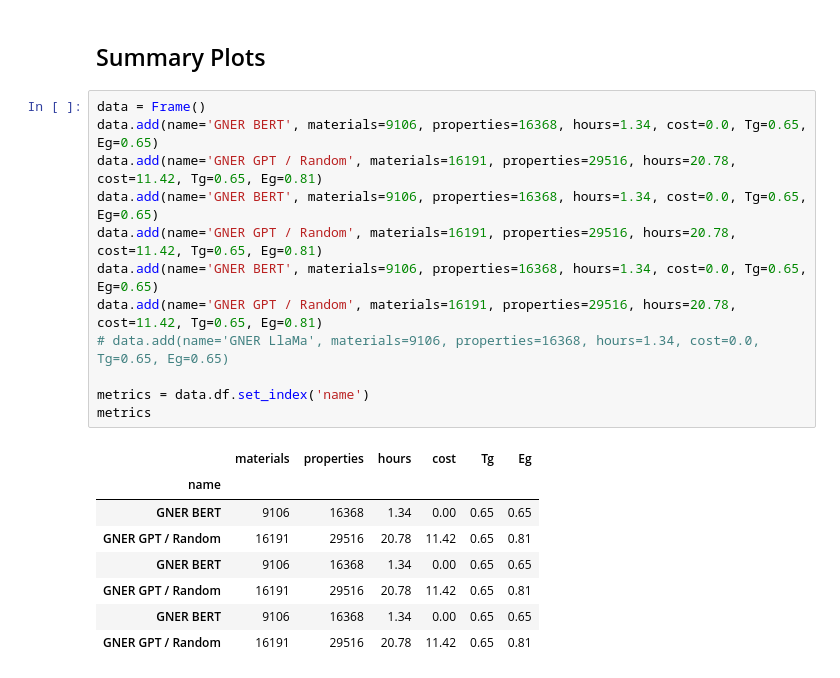
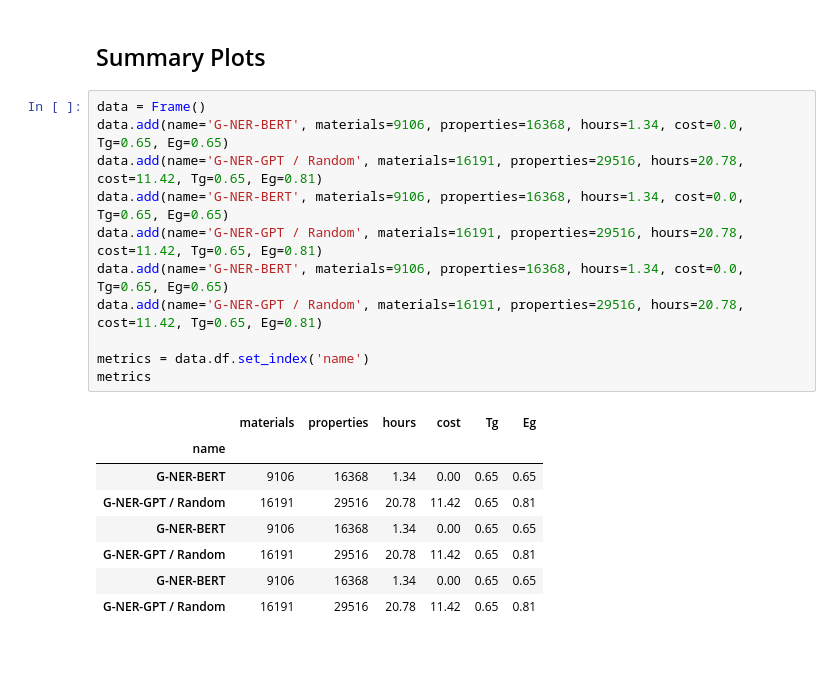
Before and after one commit to Ramprasad-Group/PromptDataExtraction, a Jupyter notebook: notebooks/Analyze-Select-1k.ipynb, the cells around one changed output. Cells and saved outputs as stored; diff of their text form.

```diff
--- a/notebooks/Analyze-Select-1k.ipynb
+++ b/notebooks/Analyze-Select-1k.ipynb
@@ -344,25 +344,24 @@ postgres.disconnect()
 ## Summary Plots
 # %%
 data = Frame()
-data.add(name='GNER BERT', materials=9106, properties=16368, hours=1.34, cost=0.0, Tg=0.65, Eg=0.65)
-data.add(name='GNER GPT / Random', materials=16191, properties=29516, hours=20.78, cost=11.42, Tg=0.65, Eg=0.81)
-data.add(name='GNER BERT', materials=9106, properties=16368, hours=1.34, cost=0.0, Tg=0.65, Eg=0.65)
-data.add(name='GNER GPT / Random', materials=16191, properties=29516, hours=20.78, cost=11.42, Tg=0.65, Eg=0.81)
-data.add(name='GNER BERT', materials=9106, properties=16368, hours=1.34, cost=0.0, Tg=0.65, Eg=0.65)
-data.add(name='GNER GPT / Random', materials=16191, properties=29516, hours=20.78, cost=11.42, Tg=0.65, Eg=0.81)
-# data.add(name='GNER LlaMa', materials=9106, properties=16368, hours=1.34, cost=0.0, Tg=0.65, Eg=0.65)
+data.add(name='G-NER-BERT', materials=9106, properties=16368, hours=1.34, cost=0.0, Tg=0.65, Eg=0.65)
+data.add(name='G-NER-GPT / Random', materials=16191, properties=29516, hours=20.78, cost=11.42, Tg=0.65, Eg=0.81)
+data.add(name='G-NER-BERT', materials=9106, properties=16368, hours=1.34, cost=0.0, Tg=0.65, Eg=0.65)
+data.add(name='G-NER-GPT / Random', materials=16191, properties=29516, hours=20.78, cost=11.42, Tg=0.65, Eg=0.81)
+data.add(name='G-NER-BERT', materials=9106, properties=16368, hours=1.34, cost=0.0, Tg=0.65, Eg=0.65)
+data.add(name='G-NER-GPT / Random', materials=16191, properties=29516, hours=20.78, cost=11.42, Tg=0.65, Eg=0.81)
 
 metrics = data.df.set_index('name')
 metrics
 # %% [output]
 |  | materials | properties | hours | cost | Tg | Eg |
 | name |  |  |  |  |  |  |
-| GNER BERT | 9106 | 16368 | 1.34 | 0.00 | 0.65 | 0.65 |
-| GNER GPT / Random | 16191 | 29516 | 20.78 | 11.42 | 0.65 | 0.81 |
-| GNER BERT | 9106 | 16368 | 1.34 | 0.00 | 0.65 | 0.65 |
-| GNER GPT / Random | 16191 | 29516 | 20.78 | 11.42 | 0.65 | 0.81 |
-| GNER BERT | 9106 | 16368 | 1.34 | 0.00 | 0.65 | 0.65 |
-| GNER GPT / Random | 16191 | 29516 | 20.78 | 11.42 | 0.65 | 0.81 |
+| G-NER-BERT | 9106 | 16368 | 1.34 | 0.00 | 0.65 | 0.65 |
+| G-NER-GPT / Random | 16191 | 29516 | 20.78 | 11.42 | 0.65 | 0.81 |
+| G-NER-BERT | 9106 | 16368 | 1.34 | 0.00 | 0.65 | 0.65 |
+| G-NER-GPT / Random | 16191 | 29516 | 20.78 | 11.42 | 0.65 | 0.81 |
+| G-NER-BERT | 9106 | 16368 | 1.34 | 0.00 | 0.65 | 0.65 |
+| G-NER-GPT / Random | 16191 | 29516 | 20.78 | 11.42 | 0.65 | 0.81 |
 # %%
 plt.rcParams['font.family'] = 'cursive'
 colors = ["#333", "#2060cc", "#e93030", "#20aa20", "#8a5aca", "#00ddee", "m", "#e4a635"][:metrics.shape[0]]
```
Also changed, not shown: parts of 1 cell of this notebook.
